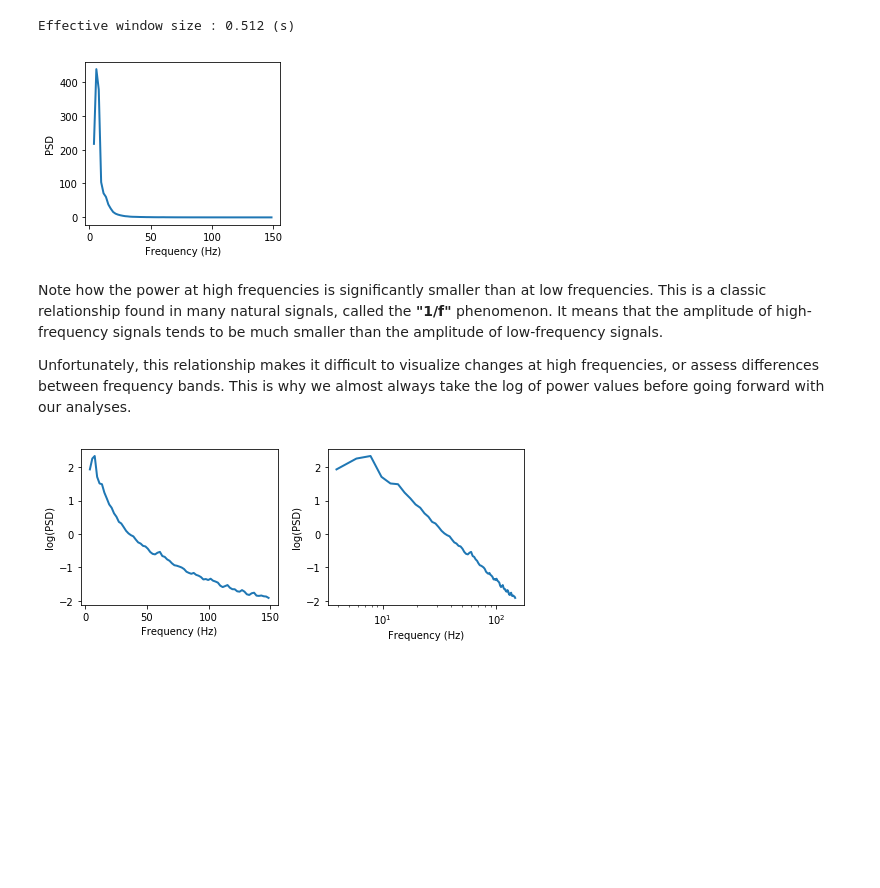
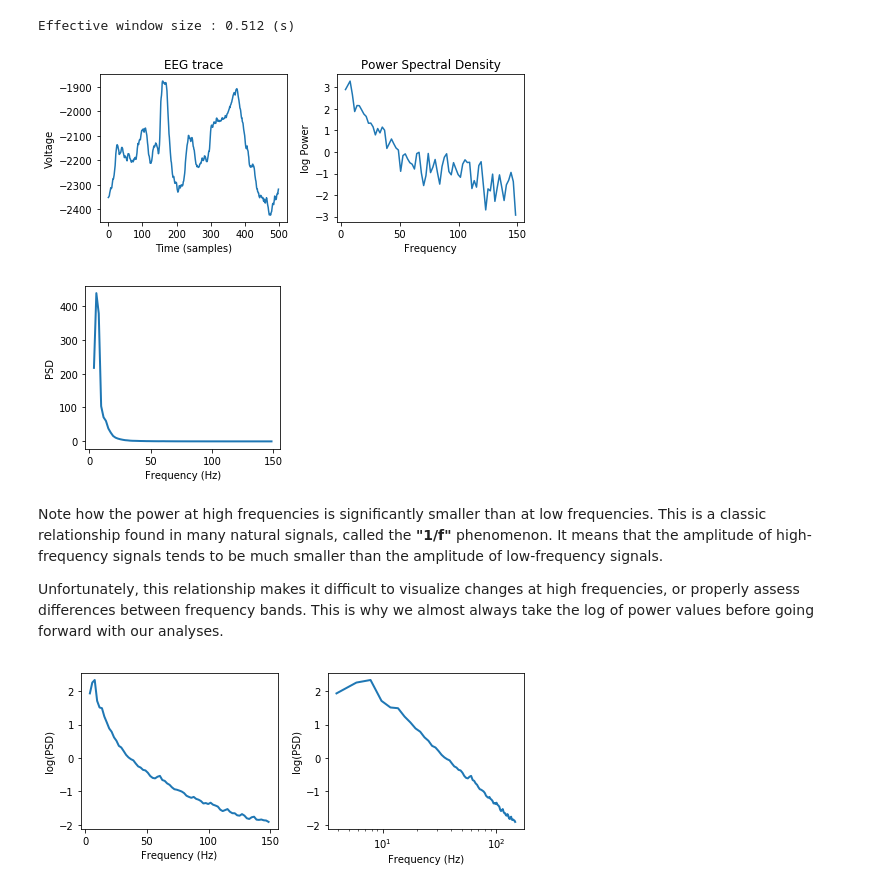
Before and after one commit to pennmem/PythonBootcamp, a Jupyter notebook: Day 4 - Spectral Decomp.ipynb, the cells around one changed output. Drawn from its saved outputs; the diff is of its cells as text; code cells hidden in the pictures; blank space fills up the shorter version.

```diff
--- a/Day 4 - Spectral Decomp.ipynb
+++ b/Day 4 - Spectral Decomp.ipynb
@@ -100,17 +107,27 @@ Effective window size : 0.512 (s)
 # %%
 #Plot our results
 %matplotlib inline
 from pylab import *
 
+#Plot individual trial example
+figure(figsize=(7, 3)); ax=subplot(121);
+plot(eeg.get_data()[10, 0, :]);
+title('EEG trace'); xlabel('Time (samples)'); ylabel('Voltage')
+ax=subplot(122);
+plot(freqs, np.log10(psds[10, 0, :]))
+title('Power Spectral Density'); xlabel('Frequency'); ylabel('log Power');
+tight_layout()
+
 figure(figsize=(3.5, 3)); ax=subplot(111)
 plot(freqs, np.mean(psds[:, 0, :], 0), linewidth=2)
 ylabel('PSD'); xlabel('Frequency (Hz)');
 # %% [output]
-[figure, old version]
+[figure, new version]
+[figure, added]
 # %% [markdown]
 Note how the power at high frequencies is significantly smaller than at low frequencies. This is a classic relationship found in many natural signals, called the **"1/f"** phenomenon. It means that the amplitude of high-frequency signals tends to be much smaller than the amplitude of low-frequency signals.
 
-Unfortunately, this relationship makes it difficult to visualize changes at high frequencies, or assess differences between frequency bands. This is why we almost always take the log of power values before going forward with our analyses.
+Unfortunately, this relationship makes it difficult to visualize changes at high frequencies, or properly assess differences between frequency bands. This is why we almost always take the log of power values before going forward with our analyses.
 # %%
 log_psds = np.log10(psds)
 
```
Also changed, not shown: parts of 6 cells of this notebook.
